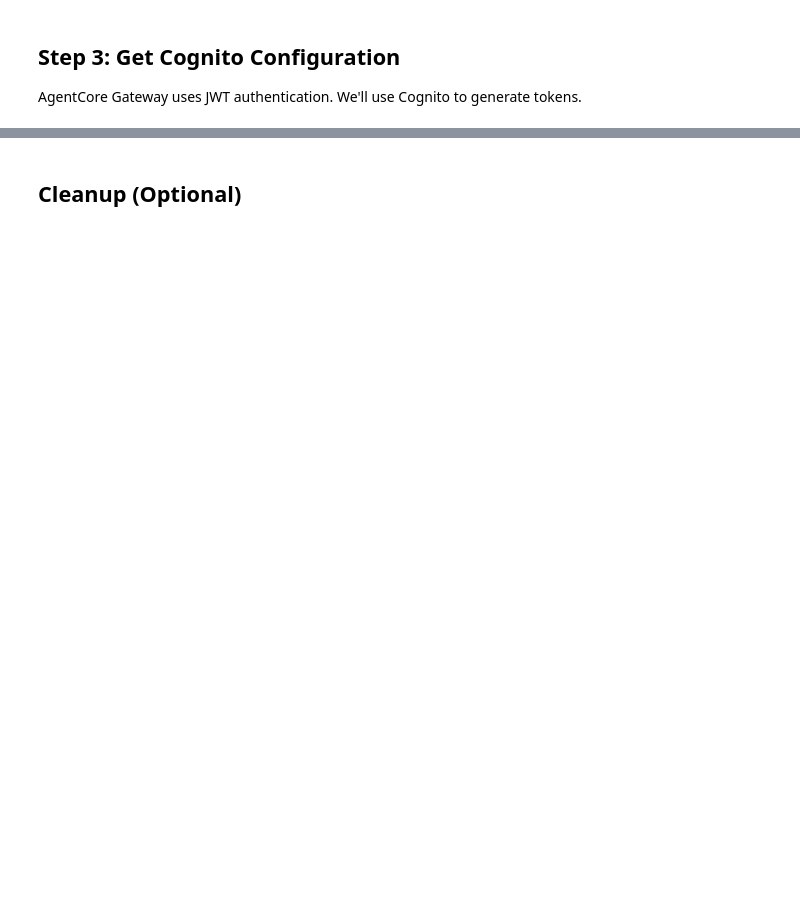
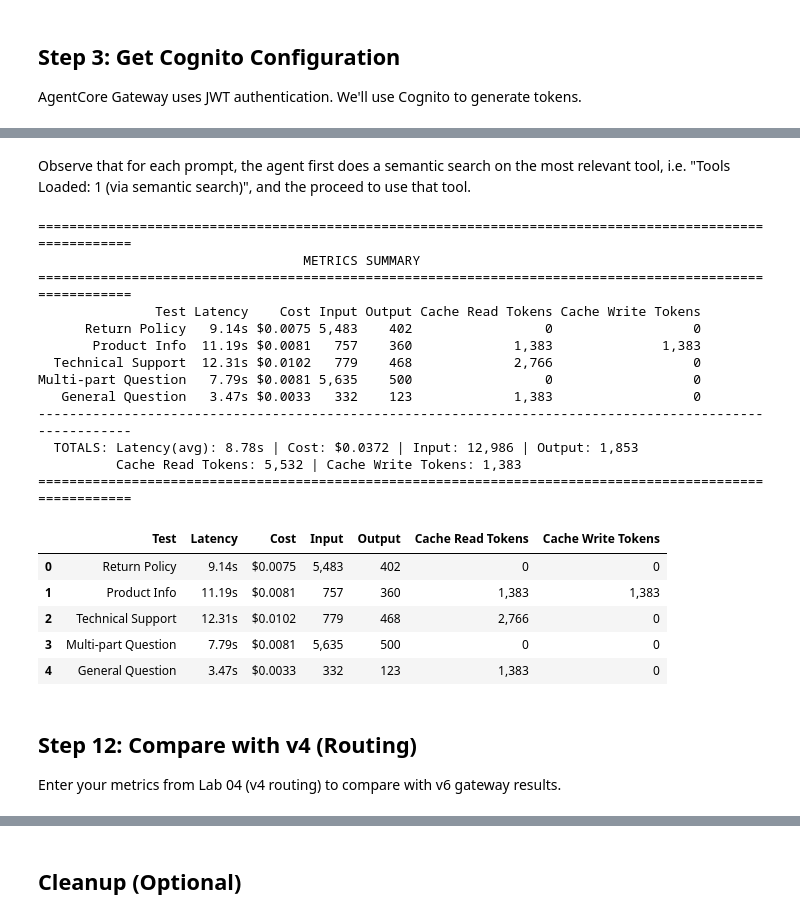
Before and after one commit to qiixiangg/aws-bedrock-prompt-optimization-workshop, a Jupyter notebook: 03-developer-journey/06-agentcore-gateway.ipynb, the cells around one changed output, grey strips where cells are left out. Cells and saved outputs as stored; diff of their text form; code cells hidden in the pictures; blank space fills up the shorter version.

```diff
--- a/03-developer-journey/06-agentcore-gateway.ipynb
+++ b/03-developer-journey/06-agentcore-gateway.ipynb
@@ -488,29 +798,29 @@ for test_name, prompt in TEST_PROMPTS:
+# %% [markdown]
+Observe that for each prompt, the agent first does a semantic search on the most relevant tool, i.e.  "Tools Loaded: 1 (via semantic search)", and the proceed to use that tool.
 # %%
-# Print summary table and comparison vs baseline
+# Print summary table
 print_metrics_table()
-
-# Baseline metrics from notebook 01
-BASELINE_AVG_INPUT_TOKENS = 4251
-BASELINE_AVG_LATENCY = 8.0
-
-# Calculate improvements
-collected = get_collected_metrics()
-if collected:
-    valid_metrics = [m for m in collected if "error" not in m]
-    if valid_metrics:
-        avg_input = sum(m.get('input_tokens', 0) for m in valid_metrics) / len(valid_metrics)
-        avg_latency = sum(m.get('latency_seconds', 0) or 0 for m in valid_metrics) / len(valid_metrics)
-
-        token_reduction = ((BASELINE_AVG_INPUT_TOKENS - avg_input) / BASELINE_AVG_INPUT_TOKENS) * 100
-        latency_change = ((BASELINE_AVG_LATENCY - avg_latency) / BASELINE_AVG_LATENCY) * 100
-
-        print("\n" + "=" * 60)
-        print("           COMPARISON VS BASELINE (v1)")
-        print("=" * 60)
-        print(f"  Avg Input Tokens:  {avg_input:,.0f} (Baseline: {BASELINE_AVG_INPUT_TOKENS:,})")
-        print(f"  Token Reduction:   {token_reduction:+.1f}%")
-        print(f"  Avg Latency:       {avg_latency:.2f}s (Baseline: {BASELINE_AVG_LATENCY:.2f}s)")
-        print(f"  Latency Change:    {latency_change:+.1f}%")
-        print("=" * 60)
-        print("\n📝 Note: Gateway provides semantic tool search - loads only relevant tools per query")
-        print("   This reduces context size and improves efficiency for agents with many tools.")
+# %% [output]
+=========================================================================================================
+                                  METRICS SUMMARY
+=========================================================================================================
+               Test Latency    Cost Input Output Cache Read Tokens Cache Write Tokens
+      Return Policy   9.14s $0.0075 5,483    402                 0                  0
+       Product Info  11.19s $0.0081   757    360             1,383              1,383
+  Technical Support  12.31s $0.0102   779    468             2,766                  0
+Multi-part Question   7.79s $0.0081 5,635    500                 0                  0
+   General Question   3.47s $0.0033   332    123             1,383                  0
+---------------------------------------------------------------------------------------------------------
+  TOTALS: Latency(avg): 8.78s | Cost: $0.0372 | Input: 12,986 | Output: 1,853
+          Cache Read Tokens: 5,532 | Cache Write Tokens: 1,383
+=========================================================================================================
+|  | Test | Latency | Cost | Input | Output | Cache Read Tokens | Cache Write Tokens |
+| 0 | Return Policy | 9.14s | $0.0075 | 5,483 | 402 | 0 | 0 |
+| 1 | Product Info | 11.19s | $0.0081 | 757 | 360 | 1,383 | 1,383 |
+| 2 | Technical Support | 12.31s | $0.0102 | 779 | 468 | 2,766 | 0 |
+| 3 | Multi-part Question | 7.79s | $0.0081 | 5,635 | 500 | 0 | 0 |
+| 4 | General Question | 3.47s | $0.0033 | 332 | 123 | 1,383 | 0 |
+# %% [markdown]
+## Step 12: Compare with v4 (Routing)
+
+Enter your metrics from Lab 04 (v4 routing) to compare with v6 gateway results.
```
Also changed, not shown: parts of 39 cells of this notebook, 1 other file.
